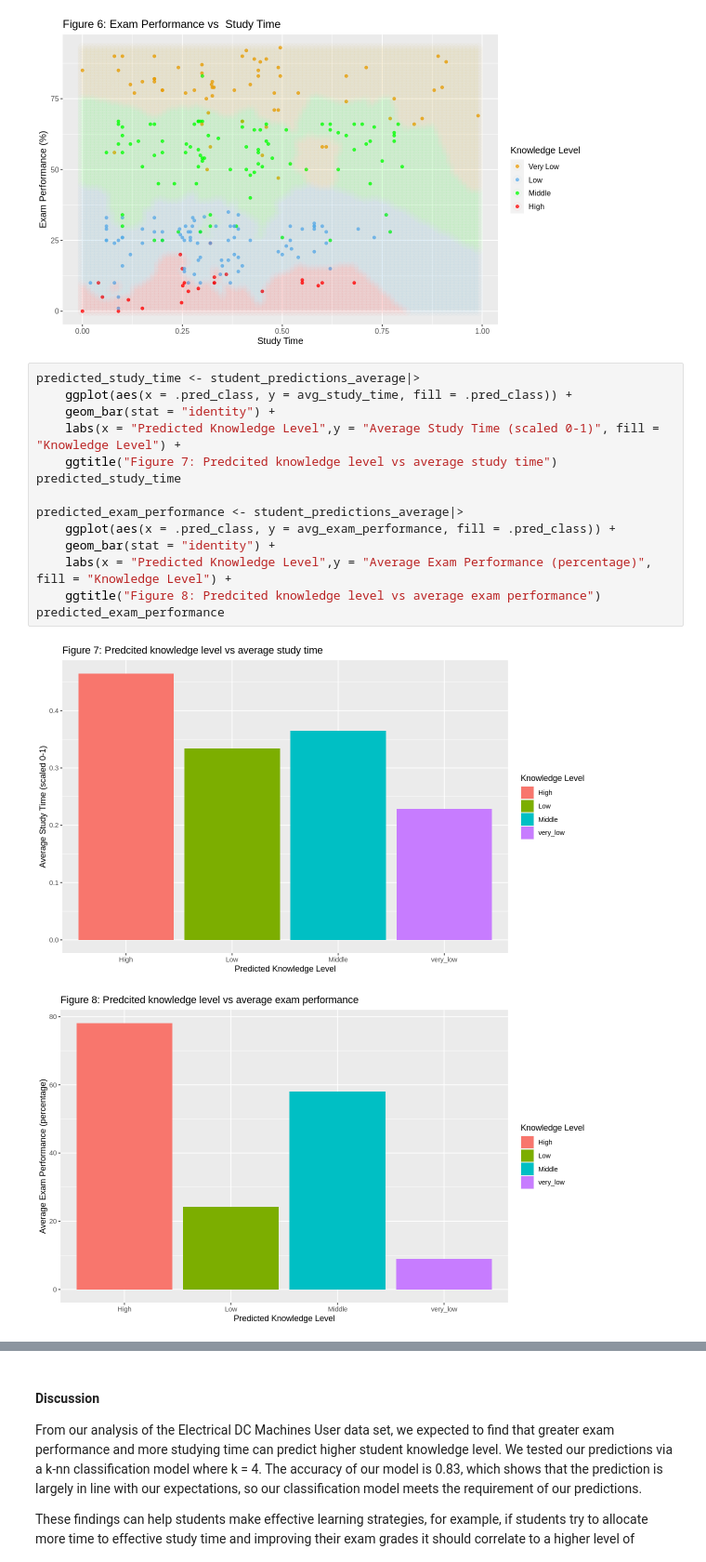
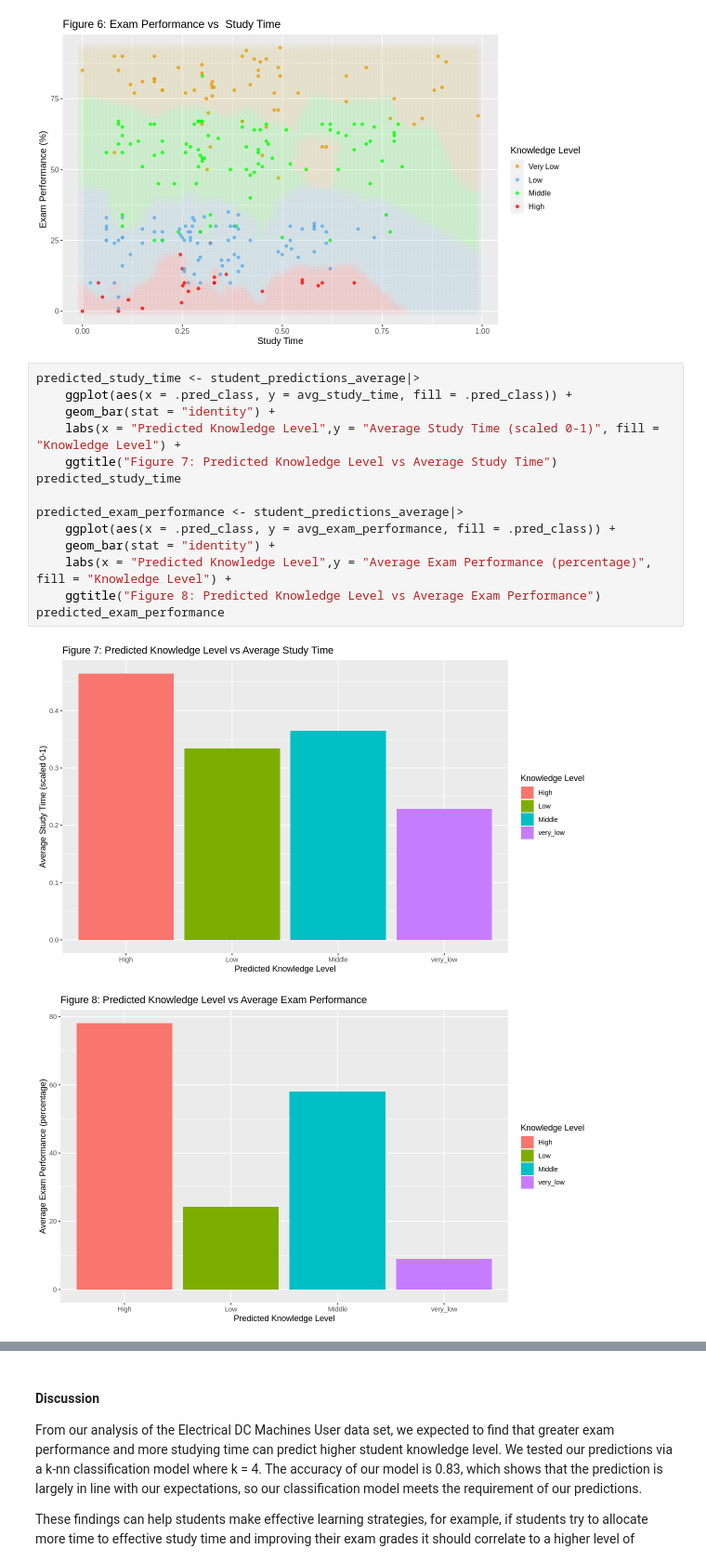
Before and after one commit to maywilsdon/dsci-100-2023s1-group-20, a Jupyter notebook: proposal.ipynb, the cells around one changed output, grey strips where cells are left out. Shown at 93% size. Cells and saved outputs as stored; diff of their text form.

Commit message:
Interpreting results + editing markdowns
small blurb on graph, and figures

```diff
--- a/proposal.ipynb
+++ b/proposal.ipynb
@@ -405,17 +405,17 @@ wkflw_plot
 # %%
 predicted_study_time <- student_predictions_average|>
     ggplot(aes(x = .pred_class, y = avg_study_time, fill = .pred_class)) +
     geom_bar(stat = "identity") +
     labs(x = "Predicted Knowledge Level",y = "Average Study Time (scaled 0-1)", fill = "Knowledge Level") +
-    ggtitle("Figure 7: Predcited knowledge level vs average study time")
+    ggtitle("Figure 7: Predicted Knowledge Level vs Average Study Time")
 predicted_study_time
 
 predicted_exam_performance <- student_predictions_average|>
     ggplot(aes(x = .pred_class, y = avg_exam_performance, fill = .pred_class)) +
     geom_bar(stat = "identity") +
     labs(x = "Predicted Knowledge Level",y = "Average Exam Performance (percentage)", fill = "Knowledge Level") +
-    ggtitle("Figure 8: Predcited knowledge level vs average exam performance")
+    ggtitle("Figure 8: Predicted Knowledge Level vs Average Exam Performance")
 predicted_exam_performance
 # %% [output]
-[figure, old version]
+[figure, new version]
-[figure, old version]
+[figure, new version]
```
Also changed, not shown: parts of 3 cells of this notebook.
